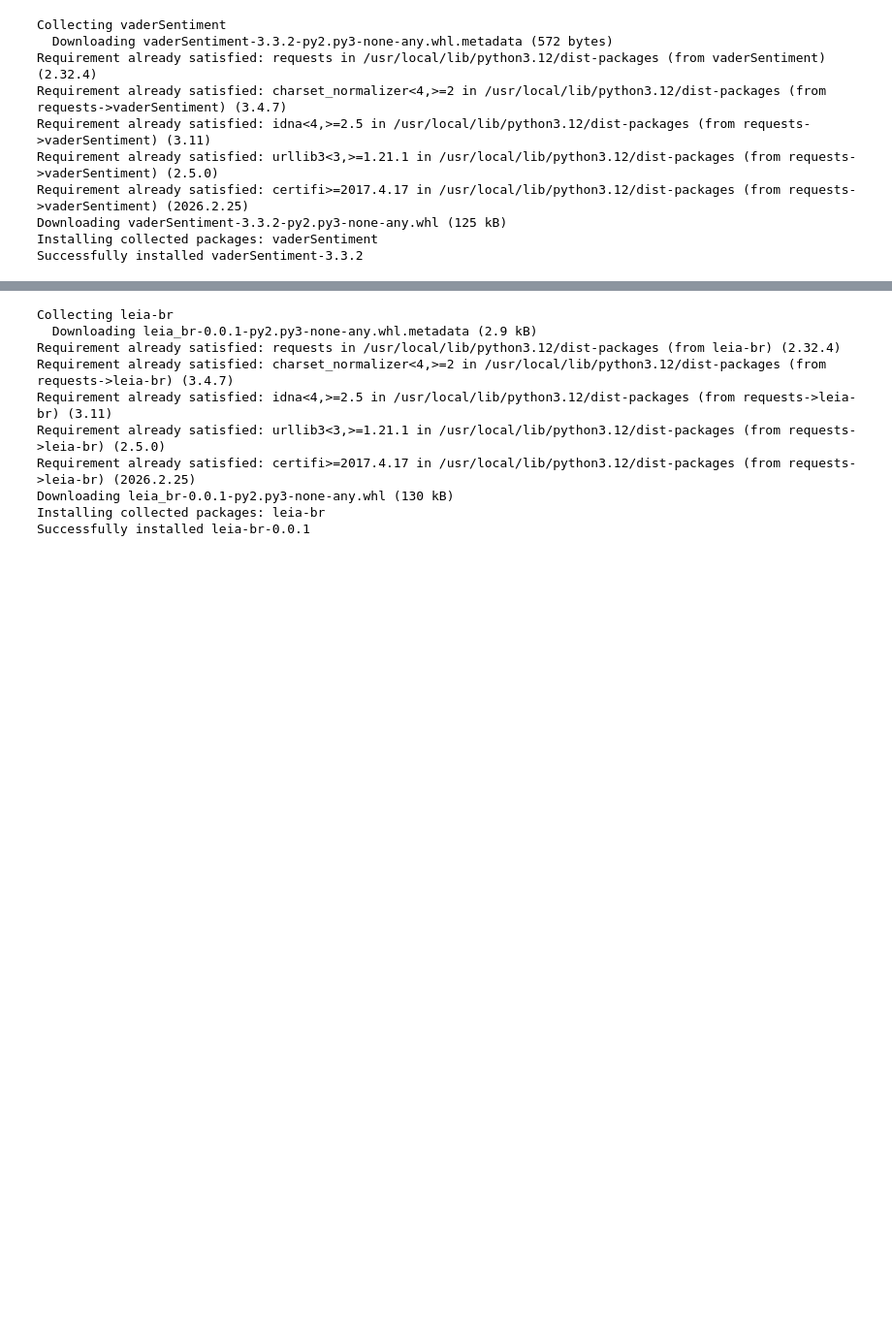
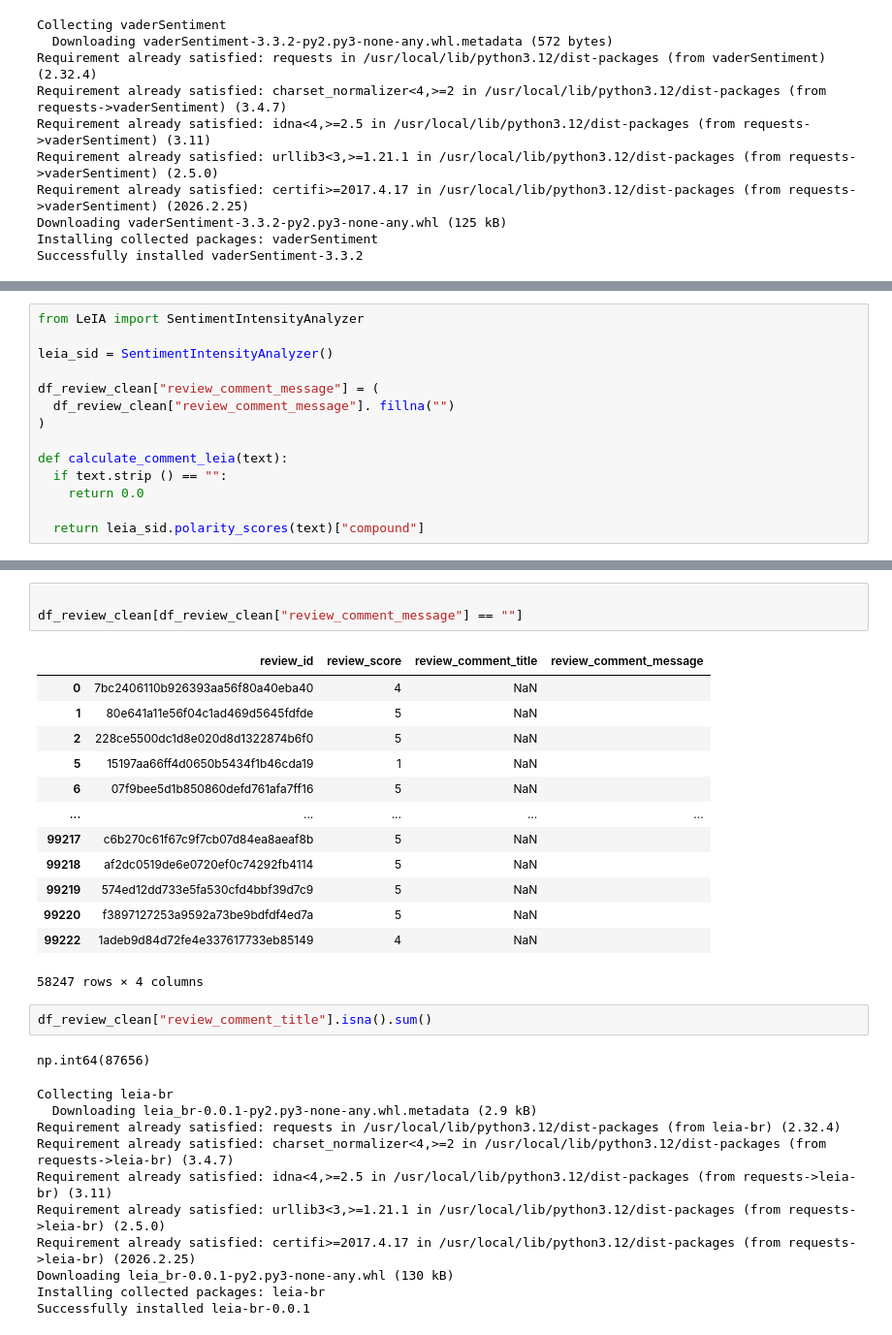
Before and after one commit to deveveryday/Projeto_Integrador_AWS_Poder_das_Palavras_Ciencia_de_Dados, a Jupyter notebook: project_eda_aws_100426.ipynb, the cells around one changed output, grey strips where cells are left out. Shown at 97% size. Saved outputs shown, nothing was run; the diff lists cells and outputs as text; blank space fills up the shorter version.

```diff
--- a/project_eda_aws_100426.ipynb
+++ b/project_eda_aws_100426.ipynb
@@ -408,0 +489,14 @@ calculate_comment("shit")
+# %%
+from LeIA import SentimentIntensityAnalyzer
+
+leia_sid = SentimentIntensityAnalyzer()
+
+df_review_clean["review_comment_message"] = (
+  df_review_clean["review_comment_message"]. fillna("")
+)
+
+def calculate_comment_leia(text):
+  if text.strip () == "":
+    return 0.0
+
+  return leia_sid.polarity_scores(text)["compound"]
@@ -409,3 +511,24 @@ calculate_comment("shit")
+# %%
+
+df_review_clean[df_review_clean["review_comment_message"] == ""]
+# %% [output]
+|  | review_id | review_score | review_comment_title | review_comment_message |
+| 0 | 7bc2406110b926393aa56f80a40eba40 | 4 | NaN |  |
+| 1 | 80e641a11e56f04c1ad469d5645fdfde | 5 | NaN |  |
+| 2 | 228ce5500dc1d8e020d8d1322874b6f0 | 5 | NaN |  |
+| 5 | 15197aa66ff4d0650b5434f1b46cda19 | 1 | NaN |  |
+| 6 | 07f9bee5d1b850860defd761afa7ff16 | 5 | NaN |  |
+| ... | ... | ... | ... | ... |
+| 99217 | c6b270c61f67c9f7cb07d84ea8aeaf8b | 5 | NaN |  |
+| 99218 | af2dc0519de6e0720ef0c74292fb4114 | 5 | NaN |  |
+| 99219 | 574ed12dd733e5fa530cfd4bbf39d7c9 | 5 | NaN |  |
+| 99220 | f3897127253a9592a73be9bdfdf4ed7a | 5 | NaN |  |
+| 99222 | 1adeb9d84d72fe4e337617733eb85149 | 4 | NaN |  |
+58247 rows × 4 columns
+# %%
+df_review_clean["review_comment_title"].isna().sum()
+# %% [output]
+np.int64(87656)
 # %%
 # %% [output]
 Collecting leia-br
```
Also changed, not shown: parts of 25 cells of this notebook.
